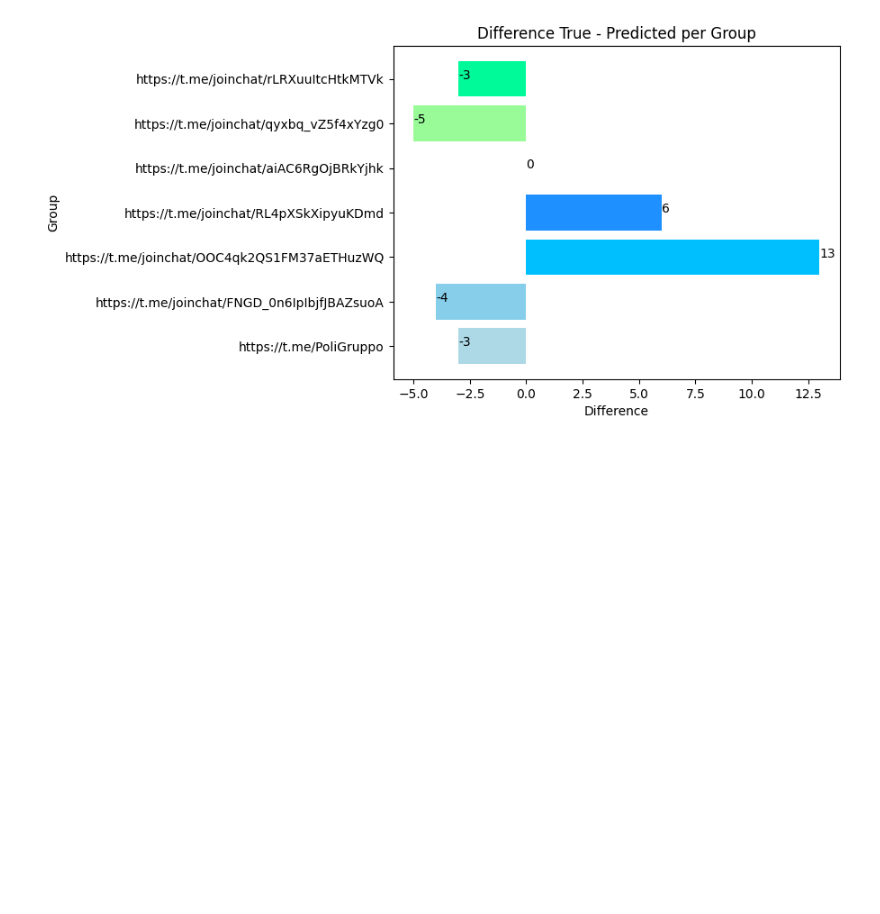
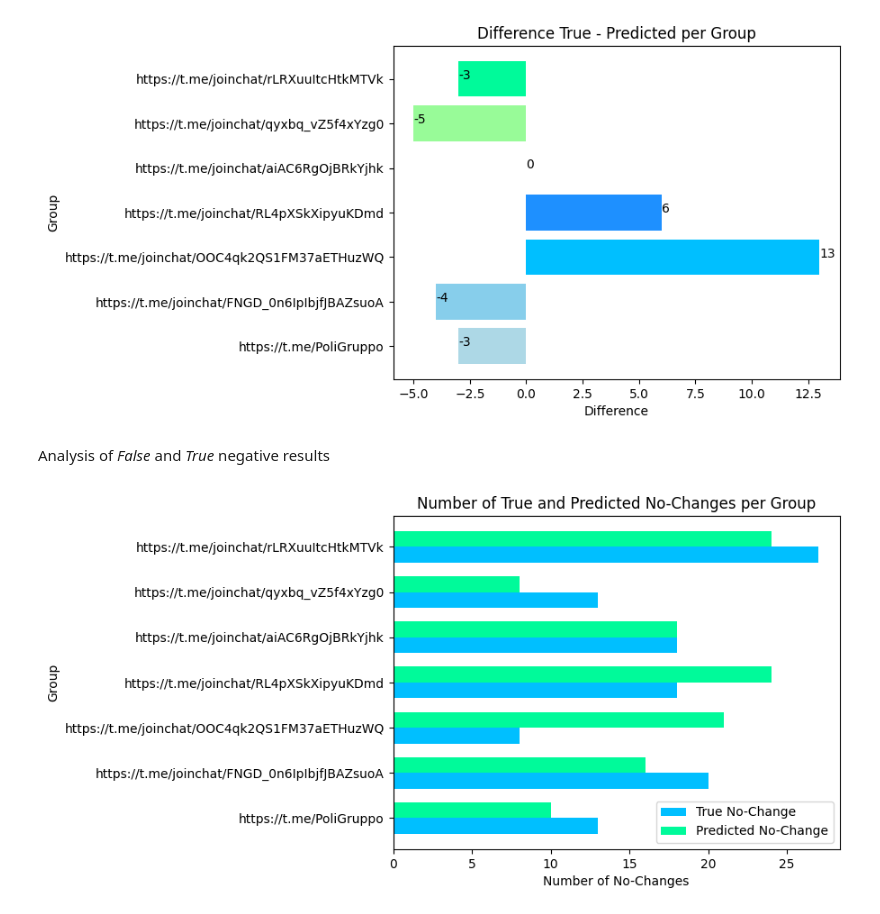
Before and after one commit to amirmosio/telegram-event-detection, a Jupyter notebook: data_analysis/result_analysis.ipynb, the cells around one changed output. Drawn from its saved outputs; the diff is of its cells as text; code cells hidden in the pictures; blank space fills up the shorter version.

```diff
--- a/data_analysis/result_analysis.ipynb
+++ b/data_analysis/result_analysis.ipynb
@@ -180,3 +232,23 @@ for i, value in enumerate(d):
 plt.show()
 # %% [output]
 [figure]
+# %% [markdown]
+Analysis of *False* and *True* negative results
+# %%
+true_counts = [count for _, count in true_no_change]
+predicted_counts = [count for _, count in predicted_no_change]
+group_names = [group_name for group_name, _ in true_no_change]
+
+bar_width = 0.35
+index = np.arange(len(group_names))
+plt.barh(index, true_counts, bar_width, label='True No-Change', color='#00BFFF')
+plt.barh(index + bar_width, predicted_counts, bar_width, label='Predicted No-Change', color='#00FA9A')
+
+plt.xlabel('Number of No-Changes')
+plt.ylabel('Group')
+plt.title('Number of True and Predicted No-Changes per Group')
+plt.yticks(index + bar_width / 2, group_names)
+plt.legend()
+plt.show()
+# %% [output]
+[figure, added]
```
Also changed, not shown: parts of 19 cells of this notebook.
